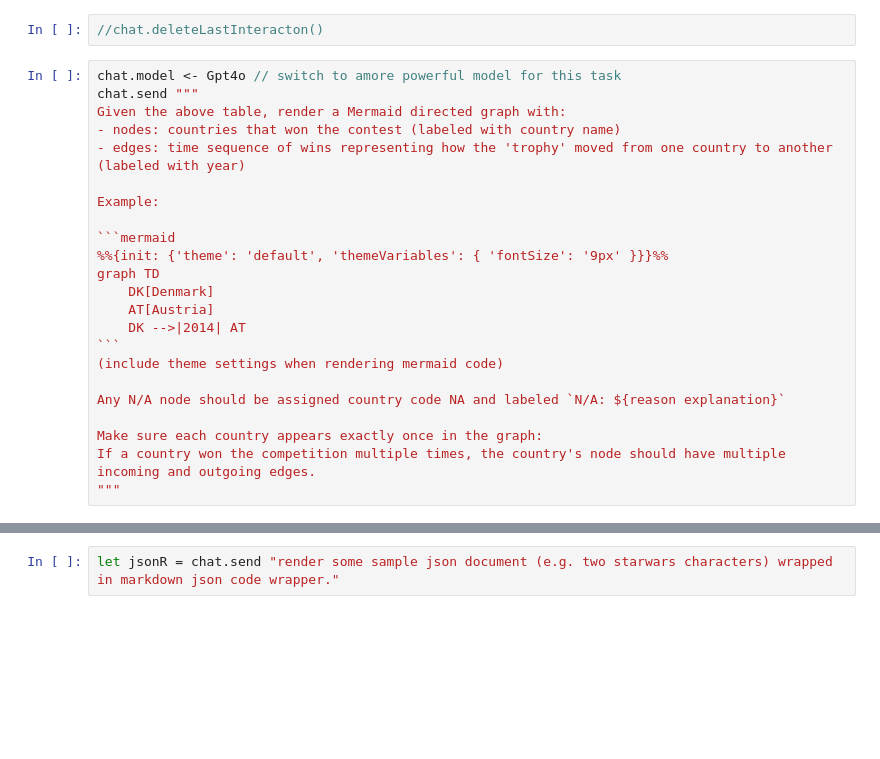
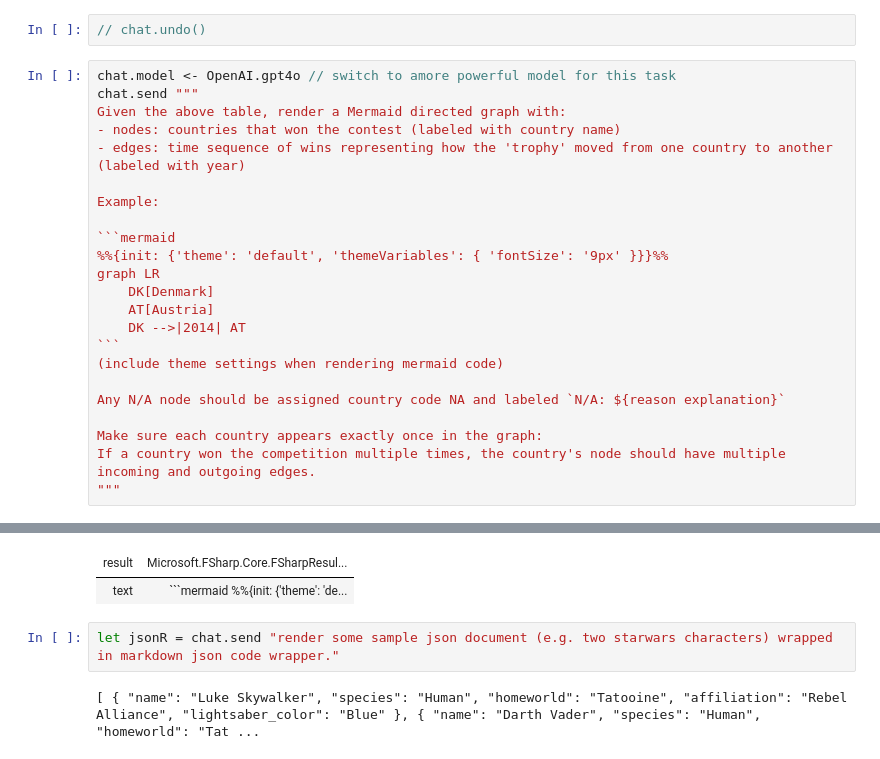
Before and after one commit to pkese/FsChat, a Jupyter notebook: test.ipynb, the cells around one changed output, grey strips where cells are left out. Drawn from its saved outputs; the diff is of its cells as text; blank space fills up the shorter version.

````diff
--- a/test.ipynb
+++ b/test.ipynb
@@ -31,7 +103,7 @@ for c in chat.context do printfn "%A" (Prompt.toMsg c)
 # %%
-//chat.deleteLastInteracton()
+// chat.undo()
 # %%
-chat.model <- Gpt4o // switch to amore powerful model for this task
+chat.model <- OpenAI.gpt4o // switch to amore powerful model for this task
 chat.send """
 Given the above table, render a Mermaid directed graph with:
 - nodes: countries that won the contest (labeled with country name)
@@ -41,7 +113,7 @@ Example:
 
 ```mermaid
 %%{init: {'theme': 'default', 'themeVariables': { 'fontSize': '9px' }}}%%
-graph TD
+graph LR
     DK[Denmark]
     AT[Austria]
     DK -->|2014| AT
@@ -53,3 +125,4 @@ Any N/A node should be assigned country code NA and labeled `N/A: ${reason expla
 Make sure each country appears exactly once in the graph:
 If a country won the competition multiple times, the country's node should have multiple incoming and outgoing edges.
 """
+# %% [output]
@@ -56,4 +131,8 @@ If a country won the competition multiple times, the country's node should have
+| result | Microsoft.FSharp.Core.FSharpResul... |
+| text | ```mermaid %%{init: {'theme': 'de... |
 # %%
 let jsonR = chat.send "render some sample json document (e.g. two starwars characters) wrapped in markdown json code wrapper."
+# %% [output]
+[ { "name": "Luke Skywalker", "species": "Human", "homeworld": "Tatooine", "affiliation": "Rebel Alliance", "lightsaber_color": "Blue" }, { "name": "Darth Vader", "species": "Human", "homeworld": "Tat ...
 # %%
 jsonR
````
Also changed, not shown: parts of 6 cells of this notebook, 9 other files.
